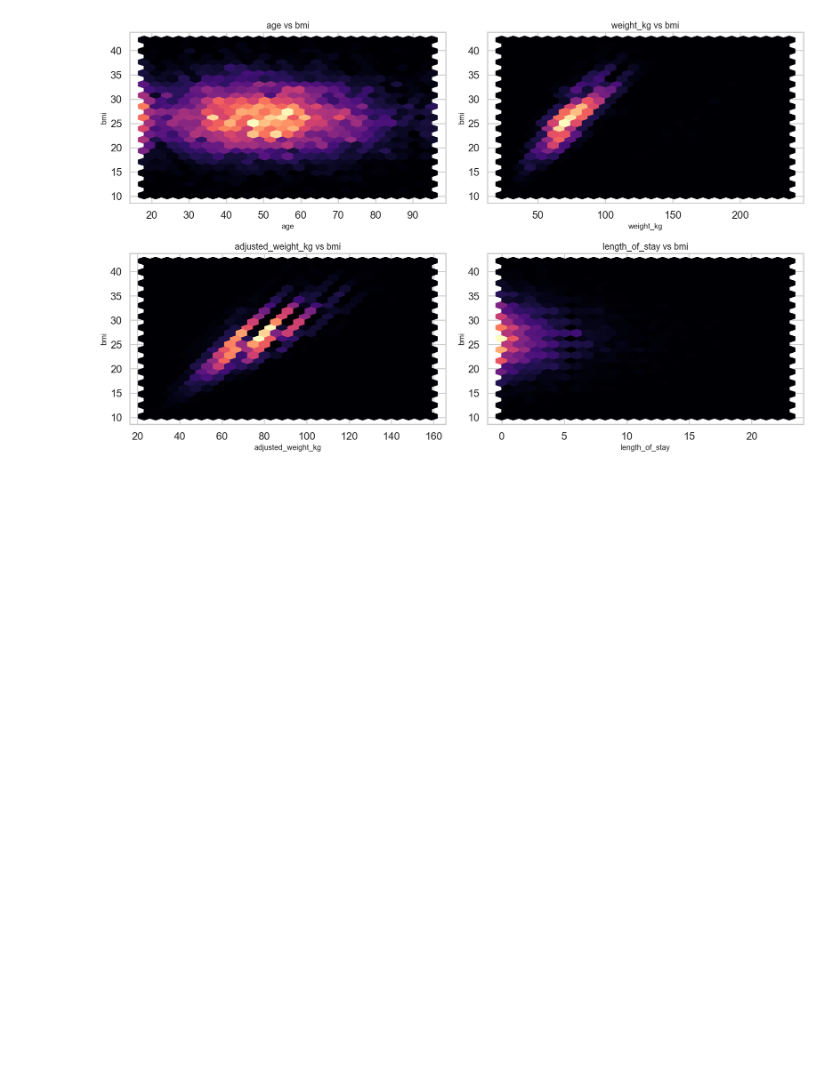
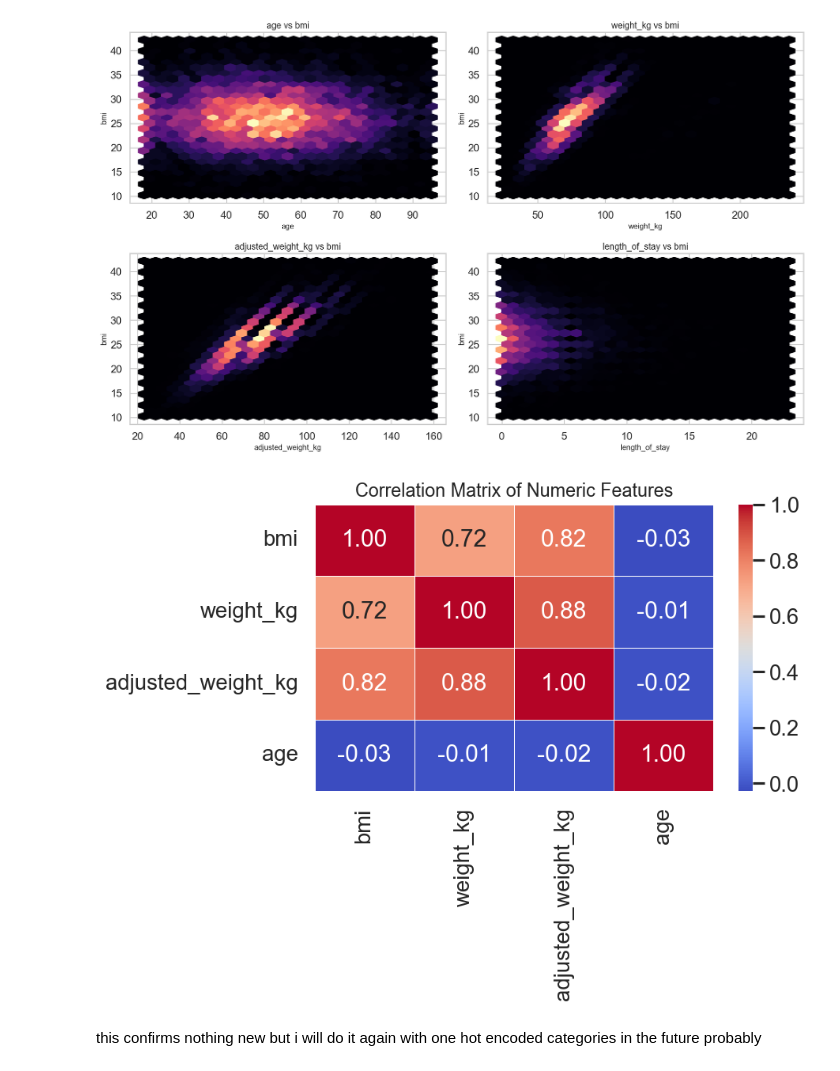
Before and after one commit to japhelan/vertex-readmissions, a Jupyter notebook: notebooks/1.1-jp-eda.ipynb, the cells around one changed output. Drawn from its saved outputs; the diff is of its cells as text; code cells hidden in the pictures; blank space fills up the shorter version.

```diff
--- a/notebooks/1.1-jp-eda.ipynb
+++ b/notebooks/1.1-jp-eda.ipynb
@@ -939,3 +989,19 @@ plot_numeric_x_numeric_grid(
         <Axes: title={'center': 'length_of_stay vs bmi'}, xlabel='length_of_stay', ylabel='bmi'>],
        dtype=object))
 [figure]
+# %%
+# correlation matrix
+
+numeric_df = df_edit2[measure_cols]
+
+corr_matrix = numeric_df.corr()
+
+plt.figure(figsize=(8, 6))
+sns.heatmap(corr_matrix, annot=True, cmap="coolwarm", fmt=".2f", linewidths=0.5)
+plt.title("Correlation Matrix of Numeric Features")
+plt.tight_layout()
+plt.show()
+# %% [output]
+[figure, added]
+# %% [markdown]
+this confirms nothing new but i will do it again with one hot encoded categories in the future probably
```
Also changed, not shown: parts of 7 cells of this notebook.
